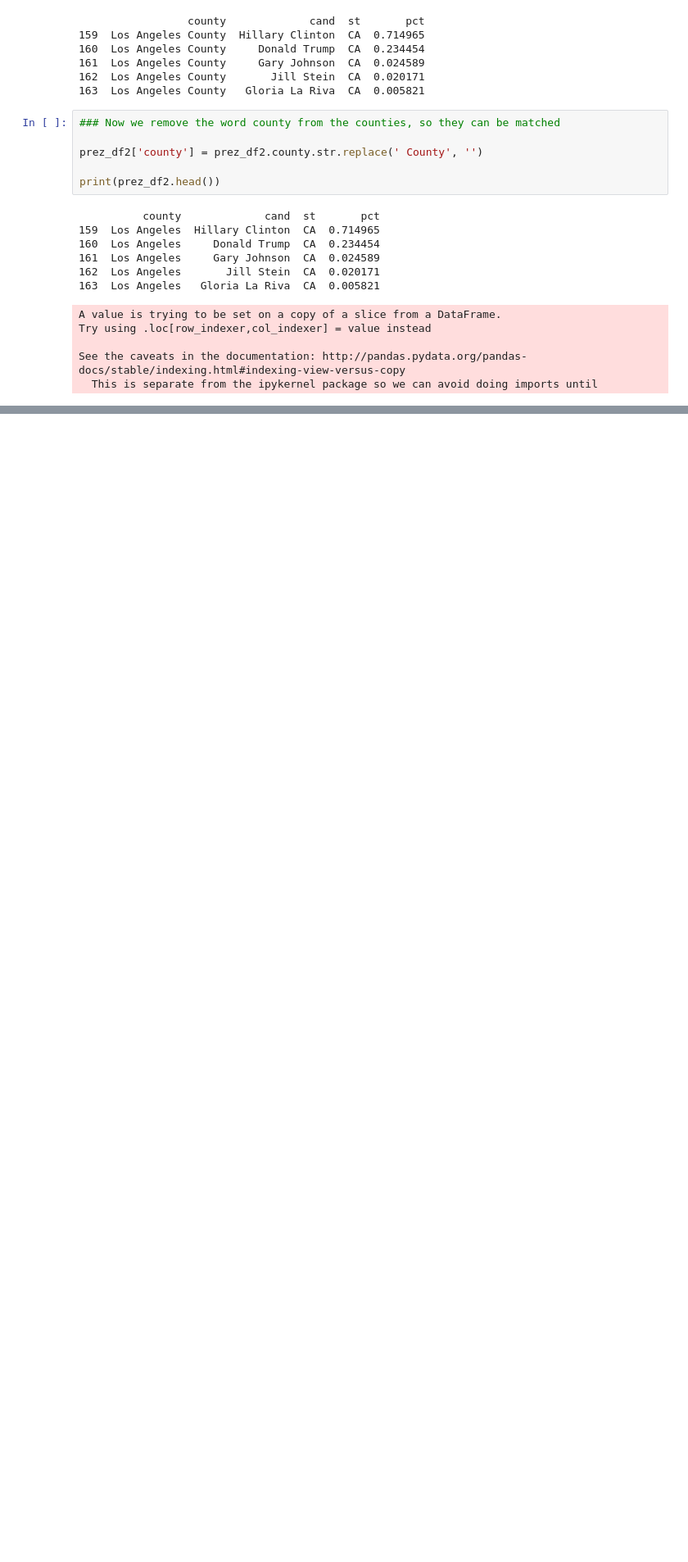
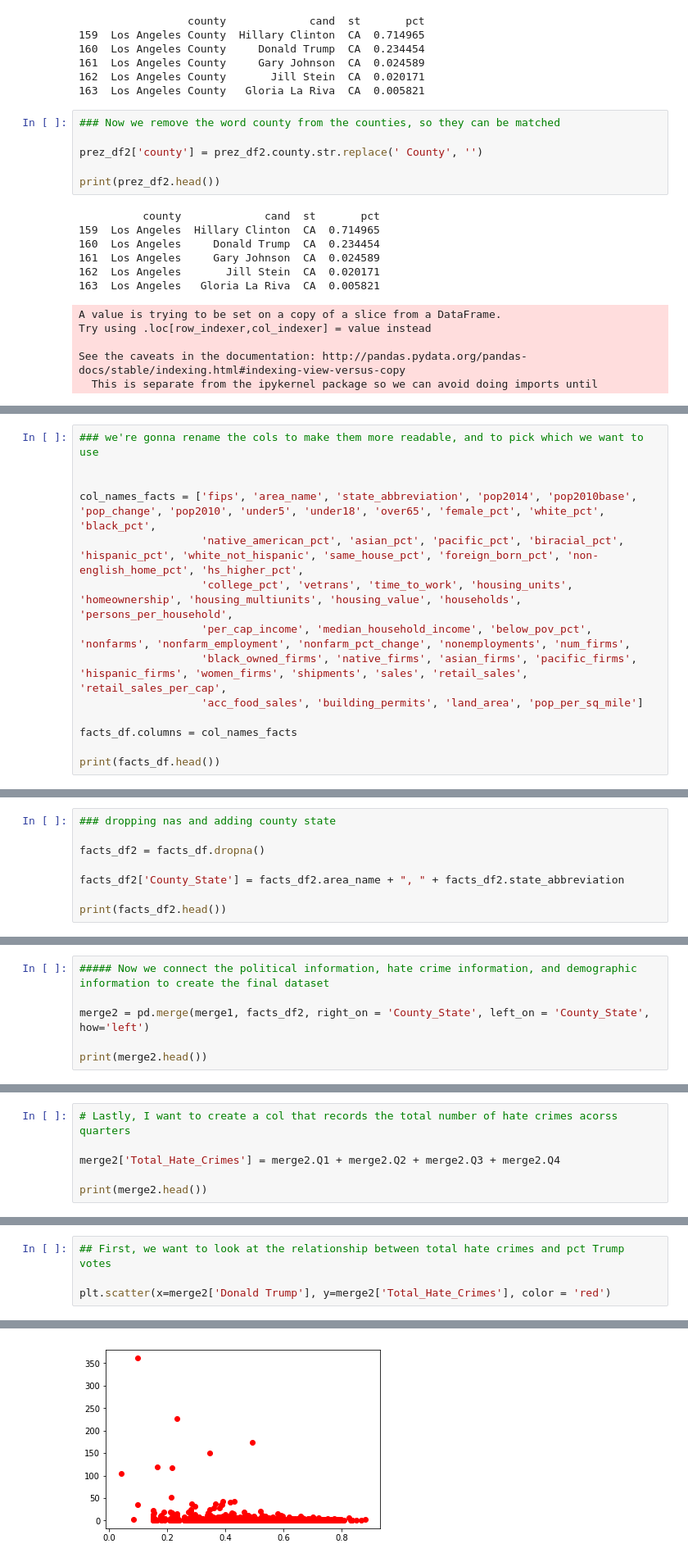
Before and after one commit to LauraCF19/SpringboardProject1, a Jupyter notebook: Desktop/Springboard/Capstone1.ipynb, the cells around one changed output, grey strips where cells are left out. Shown at 82% size. Drawn from its saved outputs; the diff is of its cells as text; blank space fills up the shorter version.

```diff
--- a/Desktop/Springboard/Capstone1.ipynb
+++ b/Desktop/Springboard/Capstone1.ipynb
@@ -305,0 +490,14 @@ See the caveats in the documentation: http://pandas.pydata.org/pandas-docs/stabl
+# %%
+### we're gonna rename the cols to make them more readable, and to pick which we want to use
+
+
+col_names_facts = ['fips', 'area_name', 'state_abbreviation', 'pop2014', 'pop2010base', 'pop_change', 'pop2010', 'under5', 'under18', 'over65', 'female_pct', 'white_pct', 'black_pct',
+                   'native_american_pct', 'asian_pct', 'pacific_pct', 'biracial_pct', 'hispanic_pct', 'white_not_hispanic', 'same_house_pct', 'foreign_born_pct', 'non-english_home_pct', 'hs_higher_pct',
+                   'college_pct', 'vetrans', 'time_to_work', 'housing_units', 'homeownership', 'housing_multiunits', 'housing_value', 'households', 'persons_per_household',
+                   'per_cap_income', 'median_household_income', 'below_pov_pct', 'nonfarms', 'nonfarm_employment', 'nonfarm_pct_change', 'nonemployments', 'num_firms',
+                   'black_owned_firms', 'native_firms', 'asian_firms', 'pacific_firms', 'hispanic_firms', 'women_firms', 'shipments', 'sales', 'retail_sales', 'retail_sales_per_cap',
+                   'acc_food_sales', 'building_permits', 'land_area', 'pop_per_sq_mile']
+
+facts_df.columns = col_names_facts
+
+print(facts_df.head())
@@ -305,0 +522,8 @@ See the caveats in the documentation: http://pandas.pydata.org/pandas-docs/stabl
+# %%
+### dropping nas and adding county state
+
+facts_df2 = facts_df.dropna()
+
+facts_df2['County_State'] = facts_df2.area_name + ", " + facts_df2.state_abbreviation
+
+print(facts_df2.head())
@@ -305,0 +553,6 @@ See the caveats in the documentation: http://pandas.pydata.org/pandas-docs/stabl
+# %%
+##### Now we connect the political information, hate crime information, and demographic information to create the final dataset
+
+merge2 = pd.merge(merge1, facts_df2, right_on = 'County_State', left_on = 'County_State', how='left')
+
+print(merge2.head())
@@ -305,0 +585,6 @@ See the caveats in the documentation: http://pandas.pydata.org/pandas-docs/stabl
+# %%
+# Lastly, I want to create a col that records the total number of hate crimes acorss quarters
+
+merge2['Total_Hate_Crimes'] = merge2.Q1 + merge2.Q2 + merge2.Q3 + merge2.Q4
+
+print(merge2.head())
@@ -305,0 +638,5 @@ See the caveats in the documentation: http://pandas.pydata.org/pandas-docs/stabl
+# %%
+## First, we want to look at the relationship between total hate crimes and pct Trump votes
+
+plt.scatter(x=merge2['Donald Trump'], y=merge2['Total_Hate_Crimes'], color = 'red')
+# %% [output]
@@ -305,0 +644 @@ See the caveats in the documentation: http://pandas.pydata.org/pandas-docs/stabl
+[figure, added]
```
Also changed, not shown: parts of 42 cells of this notebook.
